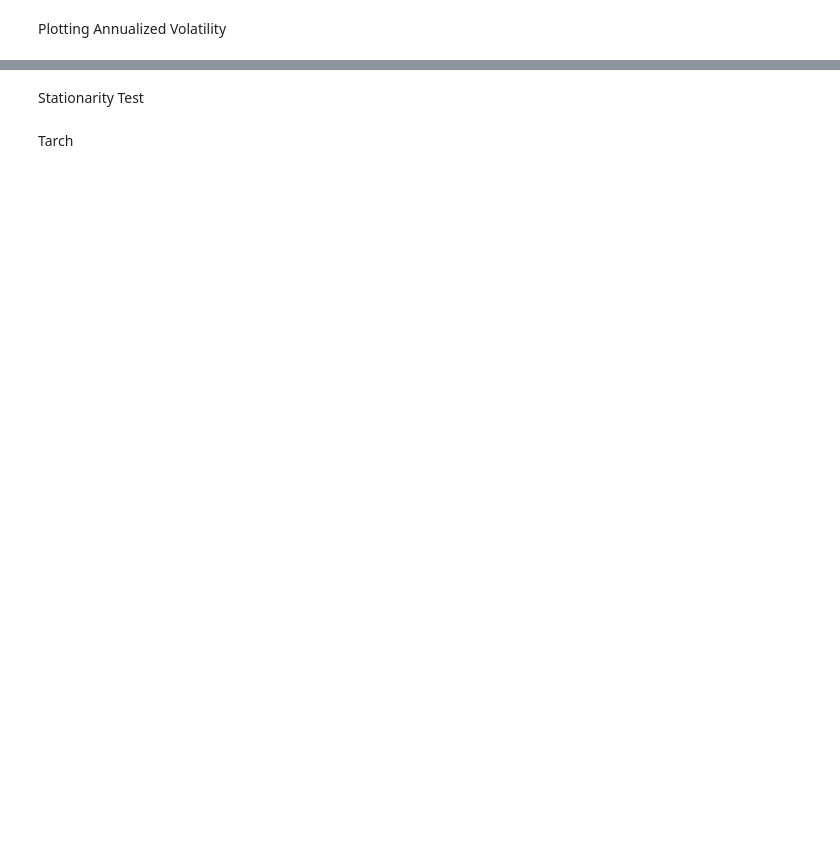
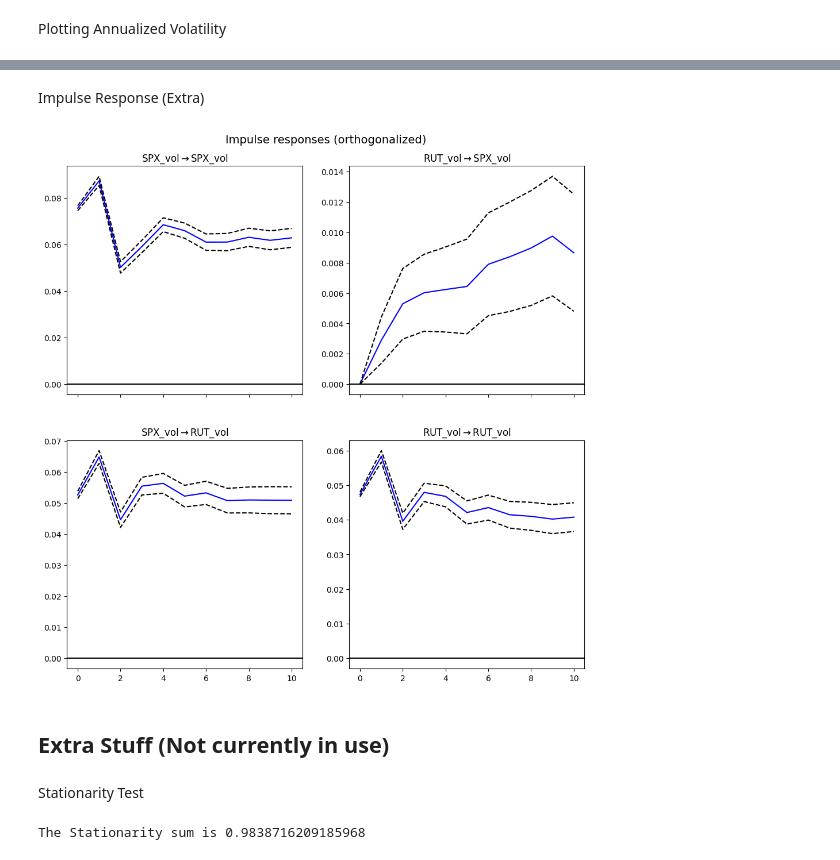
Before and after one commit to Chrtorhaug/TIO4317-Group-6, a Jupyter notebook: main.ipynb, the cells around one changed output, grey strips where cells are left out. Saved outputs shown, nothing was run; the diff lists cells and outputs as text; code cells hidden in the pictures; blank space fills up the shorter version.

```diff
--- a/main.ipynb
+++ b/main.ipynb
@@ -198,0 +239,11 @@ Best model by BIC: GARCH(1,1) with BIC = -62167.6775
+# %%
+resid = sm.ARIMA(spx['Return'], order=(1, 0, 1)).fit().resid
+
+garch_fit = fit_best_volatility_model(resid, "GARCH", 0)
+egarch_fit = fit_best_volatility_model(resid, "EGARCH", 0)
+
+lr_stat = 2 * (egarch_fit.loglikelihood - garch_fit.loglikelihood)
+df = egarch_fit.num_params - garch_fit.num_params
+p_value = 1 - chi2.cdf(lr_stat, df)
+
+print(f"LR Stat: {lr_stat:.4f}, df: {df}, p-value: {p_value:.4f}")
@@ -228,3 +496,13 @@ print(f"Best model by BIC: GARCH({int(best_bic_model['p'])},{int(best_bic_model[
+# %% [markdown]
+Impulse Response (Extra)
+# %%
+irf = results.irf(10)
+irf.plot(orth=True)
+plt.show()
+# %% [output]
+[figure, added]
+# %% [markdown]
+## Extra Stuff (Not currently in use)
 # %% [markdown]
 Stationarity Test
 # %%
@@ -235,5 +513,5 @@ params = model.params
 stationarity_sum = params['alpha[1]'] + params['beta[1]'] + params['beta[2]']
 
 print(f"The Stationarity sum is {stationarity_sum}")
+# %% [output]
+The Stationarity sum is 0.9838716209185968
-# %% [markdown]
-Tarch
```
Also changed, not shown: parts of 34 cells of this notebook, 1 other file.
